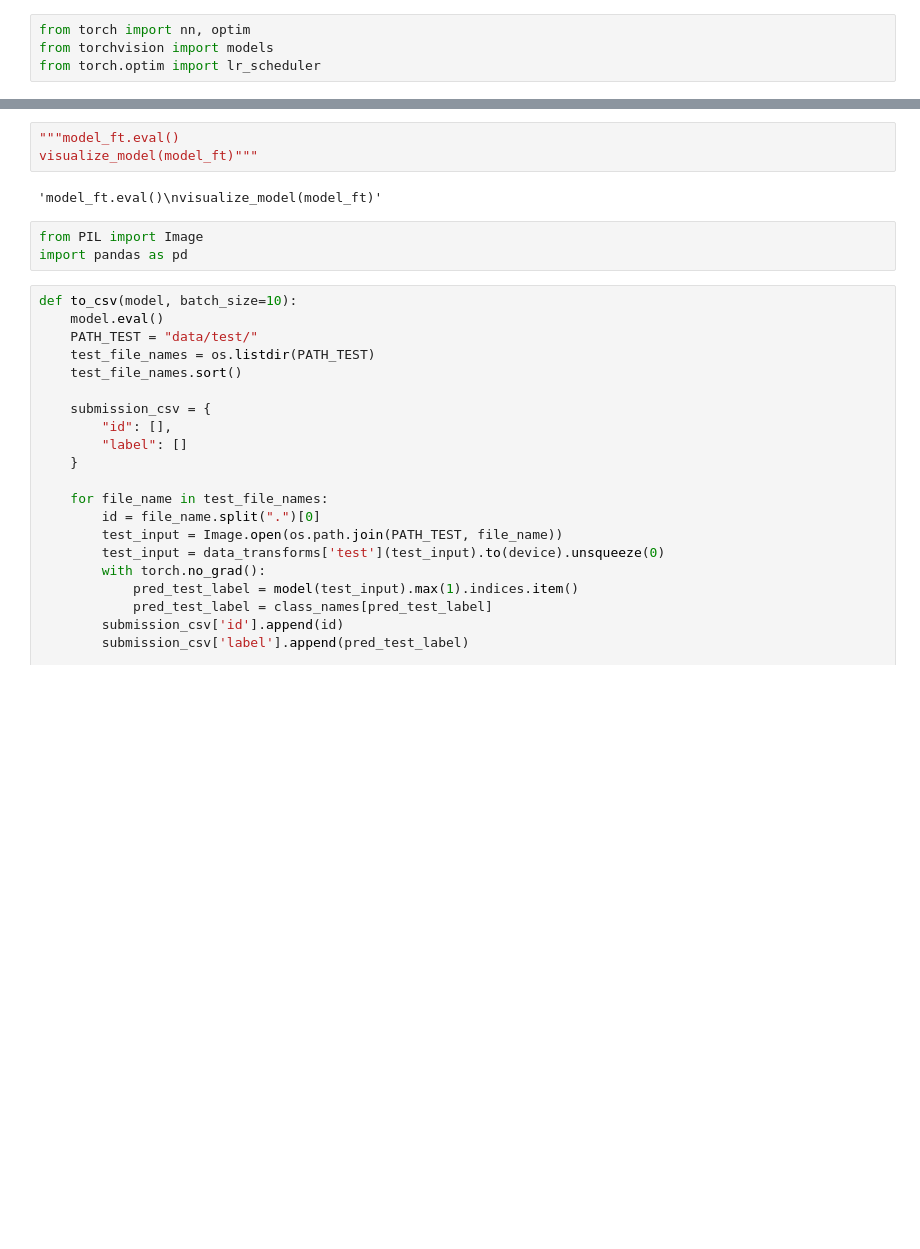
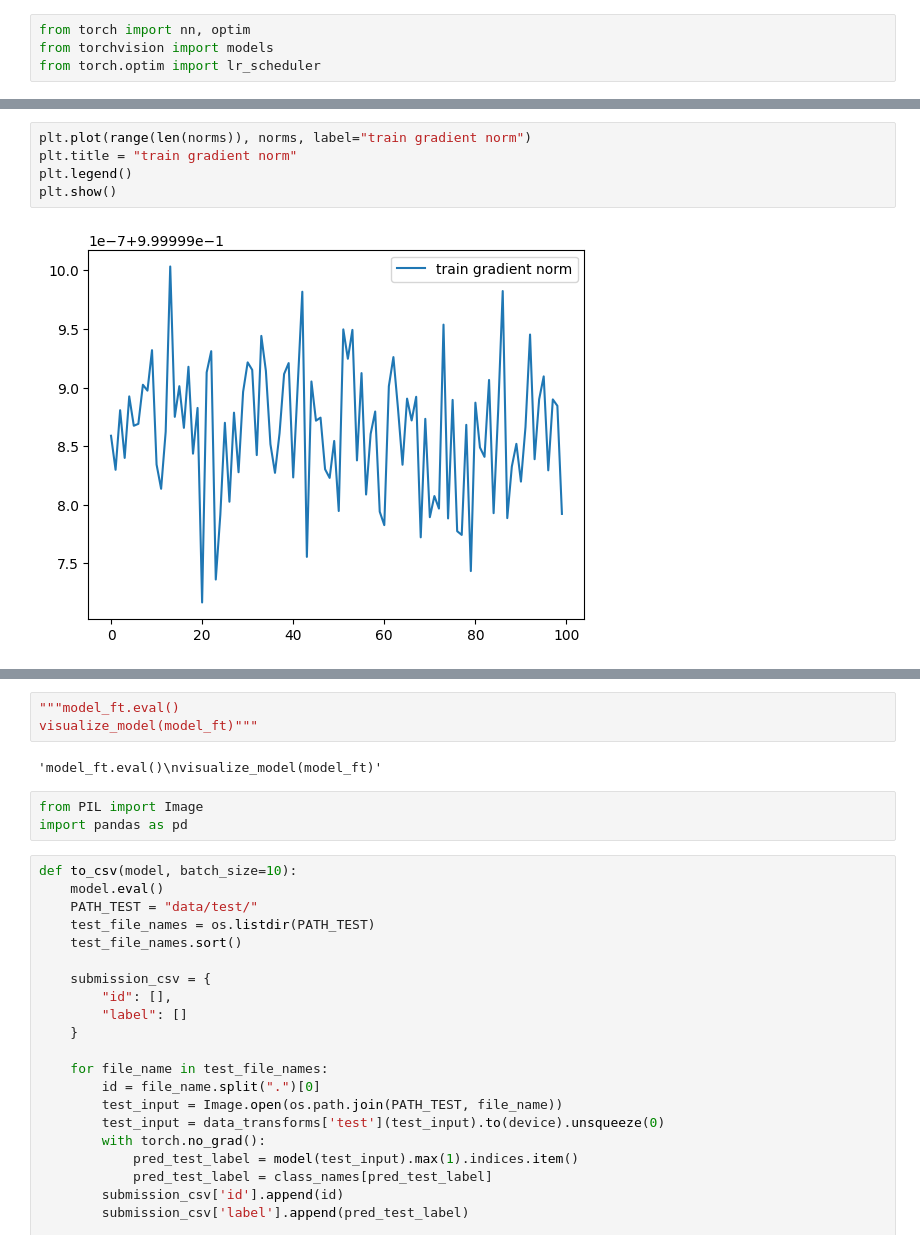
Before and after one commit to glucard/general-study-repo, a Jupyter notebook: machine_learning/kaggle_competitions/Cleaned-vs-Dirty-V2/model.ipynb, the cells around one changed output, grey strips where cells are left out. Drawn from its saved outputs; the diff is of its cells as text; blank space fills up the shorter version.

```diff
--- a/machine_learning/kaggle_competitions/Cleaned-vs-Dirty-V2/model.ipynb
+++ b/machine_learning/kaggle_competitions/Cleaned-vs-Dirty-V2/model.ipynb
@@ -308,3 +326,10 @@ plt.show()
+# %%
+plt.plot(range(len(norms)), norms, label="train gradient norm")
+plt.title = "train gradient norm"
+plt.legend()
+plt.show()
+# %% [output]
+[figure, added]
 # %%
 plt.plot(range(len(accs)), accs, label="train")
 plt.plot(range(len(val_accs)), val_accs, label="val")
```
Also changed, not shown: parts of 12 cells of this notebook.
